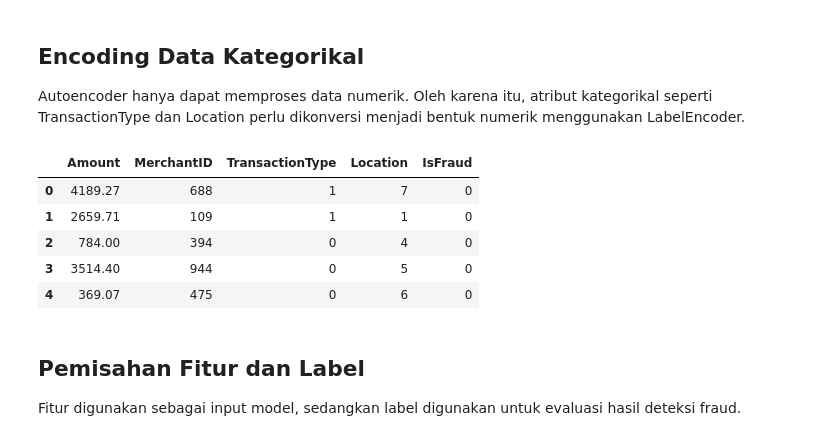
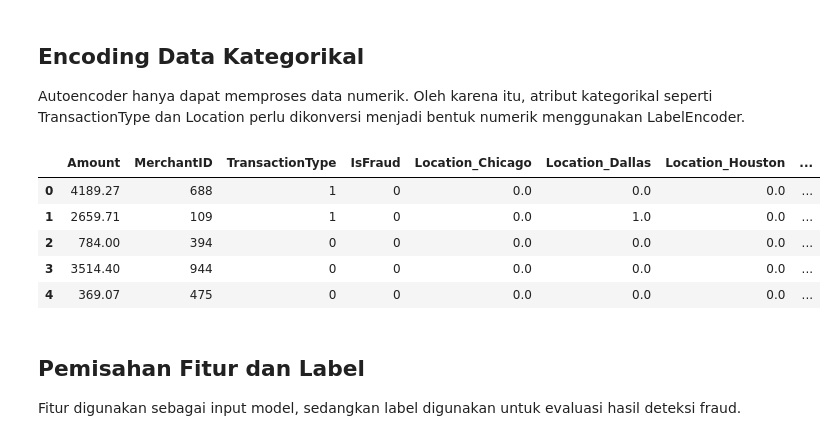
Before and after one commit to gibranW04/UASml, a Jupyter notebook: main.ipynb, the cells around one changed output. Saved outputs shown, nothing was run; the diff lists cells and outputs as text; code cells hidden in the pictures.

```diff
--- a/main.ipynb
+++ b/main.ipynb
@@ -62,7 +68,7 @@ import matplotlib.pyplot as plt
 
 Dataset dibaca menggunakan library Pandas dan disimpan ke dalam DataFrame untuk memudahkan proses analisis dan pengolahan data.
 # %%
-df = pd.read_csv("C:\\UAS Machine Learning\\credit_card_fraud_dataset.csv")
+df = pd.read_csv("credit_card_fraud_dataset.csv")
 
 df.head()
 # %% [output]
@@ -141,24 +167,34 @@ df.head()
 Autoencoder hanya dapat memproses data numerik. Oleh karena itu, atribut kategorikal seperti TransactionType dan Location perlu dikonversi menjadi bentuk numerik menggunakan LabelEncoder.
 # %%
 le_type = LabelEncoder()
-le_location = LabelEncoder()
+ohe_location = OneHotEncoder(sparse_output=False)
 
 df['TransactionType'] = le_type.fit_transform(
     df['TransactionType']
 )
 
-df['Location'] = le_location.fit_transform(
-    df['Location']
+location_encoded = ohe_location.fit_transform(
+    df[['Location']]
 )
 
+location_cols = ohe_location.get_feature_names_out(['Location'])
+location_df = pd.DataFrame(
+    location_encoded,
+    columns=location_cols,
+    index=df.index
+)
+
+df = pd.concat([df, location_df], axis=1)
+df = df.drop('Location', axis=1)
+
 df.head()
 # %% [output]
-|  | Amount | MerchantID | TransactionType | Location | IsFraud |
-| 0 | 4189.27 | 688 | 1 | 7 | 0 |
-| 1 | 2659.71 | 109 | 1 | 1 | 0 |
-| 2 | 784.00 | 394 | 0 | 4 | 0 |
-| 3 | 3514.40 | 944 | 0 | 5 | 0 |
-| 4 | 369.07 | 475 | 0 | 6 | 0 |
+|  | Amount | MerchantID | TransactionType | IsFraud | Location_Chicago | Location_Dallas | Location_Houston | ... |
+| 0 | 4189.27 | 688 | 1 | 0 | 0.0 | 0.0 | 0.0 | ... |
+| 1 | 2659.71 | 109 | 1 | 0 | 0.0 | 1.0 | 0.0 | ... |
+| 2 | 784.00 | 394 | 0 | 0 | 0.0 | 0.0 | 0.0 | ... |
+| 3 | 3514.40 | 944 | 0 | 0 | 0.0 | 0.0 | 0.0 | ... |
+| 4 | 369.07 | 475 | 0 | 0 | 0.0 | 0.0 | 0.0 | ... |
 # %% [markdown]
 ## Pemisahan Fitur dan Label
 
```
Also changed, not shown: parts of 26 cells of this notebook.
